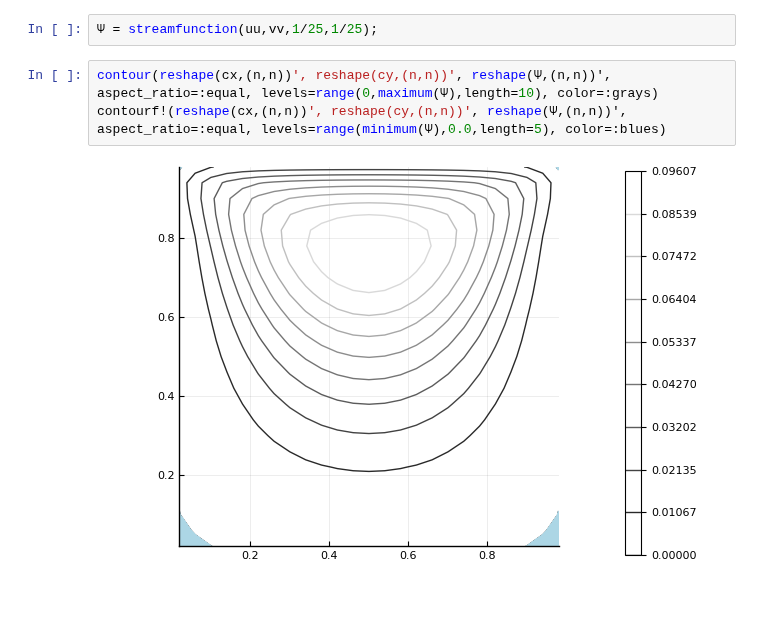
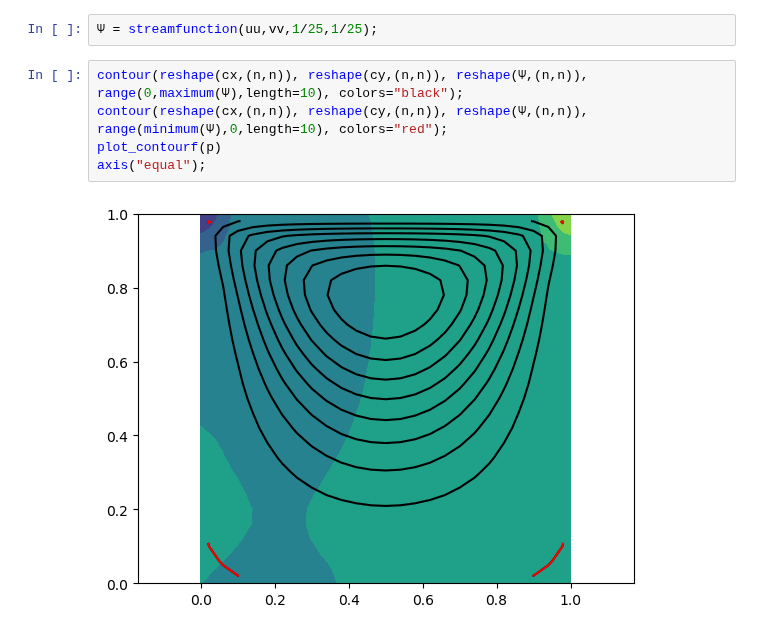
Before and after one commit to furstj/NSP, a Jupyter notebook: lessons/03_stokes.ipynb, the cells around one changed output. Drawn from its saved outputs; the diff is of its cells as text; blank space fills up the shorter version.

```diff
--- a/lessons/03_stokes.ipynb
+++ b/lessons/03_stokes.ipynb
@@ -380,7 +384,9 @@ streamfunction (generic function with 3 methods)
 # %%
 Ψ = streamfunction(uu,vv,1/25,1/25);
 # %%
-contour(reshape(cx,(n,n))', reshape(cy,(n,n))', reshape(Ψ,(n,n))', aspect_ratio=:equal, levels=range(0,maximum(Ψ),length=10), color=:grays)
-contourf!(reshape(cx,(n,n))', reshape(cy,(n,n))', reshape(Ψ,(n,n))', aspect_ratio=:equal, levels=range(minimum(Ψ),0.0,length=5), color=:blues)
+contour(reshape(cx,(n,n)), reshape(cy,(n,n)), reshape(Ψ,(n,n)), range(0,maximum(Ψ),length=10), colors="black");
+contour(reshape(cx,(n,n)), reshape(cy,(n,n)), reshape(Ψ,(n,n)), range(minimum(Ψ),0,length=10), colors="red");
+plot_contourf(p)
+axis("equal");
 # %% [output]
-[figure, old version]
+[figure, new version]
```
Also changed, not shown: parts of 13 cells of this notebook, 5 other files.
